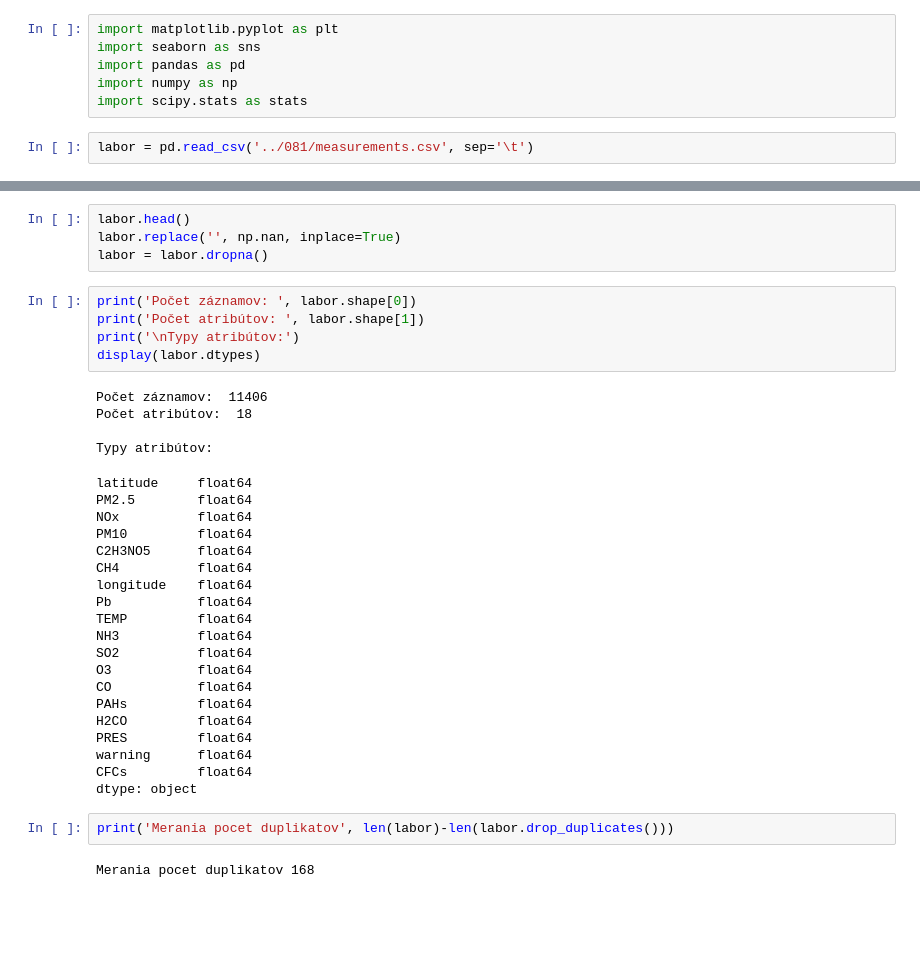
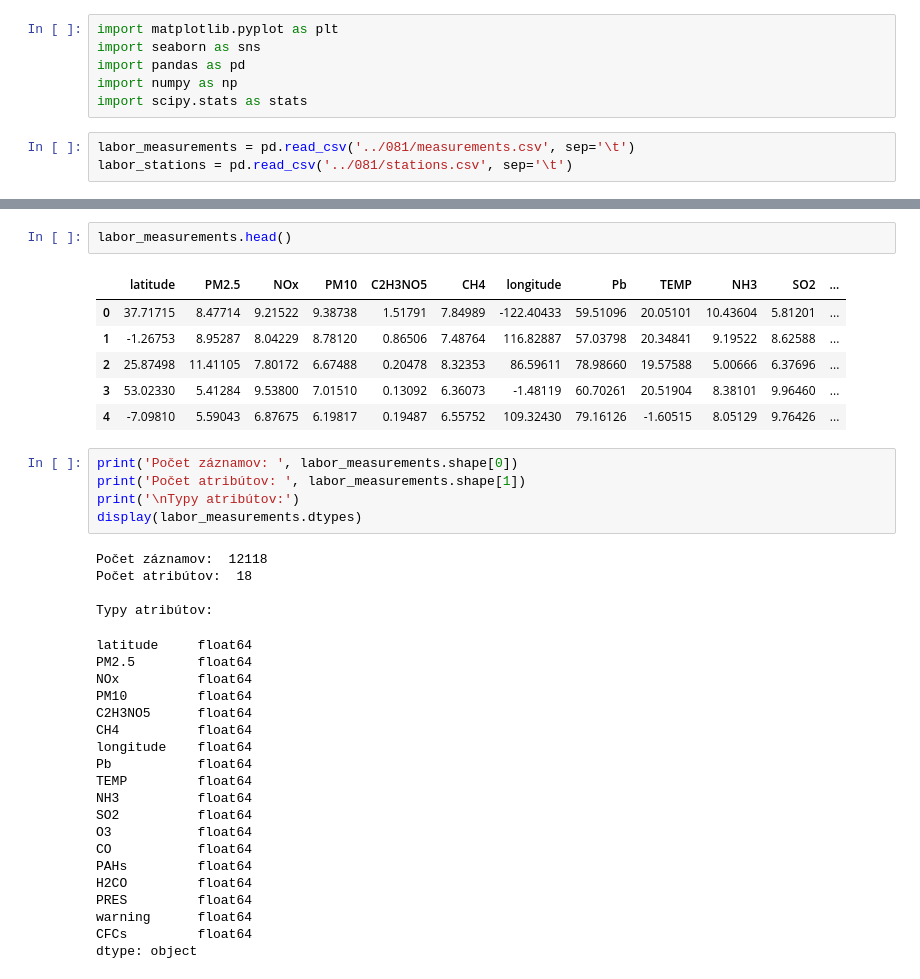
Before and after one commit to Roman-24/IAU-project, a Jupyter notebook: iau_prj_env/bitarovsky_machacova.ipynb, the cells around one changed output, grey strips where cells are left out. Drawn from its saved outputs; the diff is of its cells as text; blank space fills up the shorter version.

```diff
--- a/iau_prj_env/bitarovsky_machacova.ipynb
+++ b/iau_prj_env/bitarovsky_machacova.ipynb
@@ -5,4 +54,5 @@ import pandas as pd
 import numpy as np
 import scipy.stats as stats
 # %%
-labor = pd.read_csv('../081/measurements.csv', sep='\t')
+labor_measurements = pd.read_csv('../081/measurements.csv', sep='\t')
+labor_stations = pd.read_csv('../081/stations.csv', sep='\t')
@@ -9,14 +68,19 @@ labor = pd.read_csv('../081/measurements.csv', sep='\t')
 # %%
-labor.head()
-labor.replace('', np.nan, inplace=True)
-labor = labor.dropna()
+labor_measurements.head()
+# %% [output]
+|  | latitude | PM2.5 | NOx | PM10 | C2H3NO5 | CH4 | longitude | Pb | TEMP | NH3 | SO2 | ... |
+| 0 | 37.71715 | 8.47714 | 9.21522 | 9.38738 | 1.51791 | 7.84989 | -122.40433 | 59.51096 | 20.05101 | 10.43604 | 5.81201 | ... |
+| 1 | -1.26753 | 8.95287 | 8.04229 | 8.78120 | 0.86506 | 7.48764 | 116.82887 | 57.03798 | 20.34841 | 9.19522 | 8.62588 | ... |
+| 2 | 25.87498 | 11.41105 | 7.80172 | 6.67488 | 0.20478 | 8.32353 | 86.59611 | 78.98660 | 19.57588 | 5.00666 | 6.37696 | ... |
+| 3 | 53.02330 | 5.41284 | 9.53800 | 7.01510 | 0.13092 | 6.36073 | -1.48119 | 60.70261 | 20.51904 | 8.38101 | 9.96460 | ... |
+| 4 | -7.09810 | 5.59043 | 6.87675 | 6.19817 | 0.19487 | 6.55752 | 109.32430 | 79.16126 | -1.60515 | 8.05129 | 9.76426 | ... |
 # %%
-print('Počet záznamov: ', labor.shape[0])
-print('Počet atribútov: ', labor.shape[1])
+print('Počet záznamov: ', labor_measurements.shape[0])
+print('Počet atribútov: ', labor_measurements.shape[1])
 print('\nTypy atribútov:')
-display(labor.dtypes)
+display(labor_measurements.dtypes)
 # %% [output]
-Počet záznamov:  11406
+Počet záznamov:  12118
 Počet atribútov:  18
 
 Typy atribútov:
@@ -39,7 +103,3 @@ PRES         float64
 warning      float64
 CFCs         float64
 dtype: object
-# %%
-print('Merania pocet duplikatov', len(labor)-len(labor.drop_duplicates()))
-# %% [output]
-Merania pocet duplikatov 168
```
Also changed, not shown: parts of 40 cells of this notebook.
